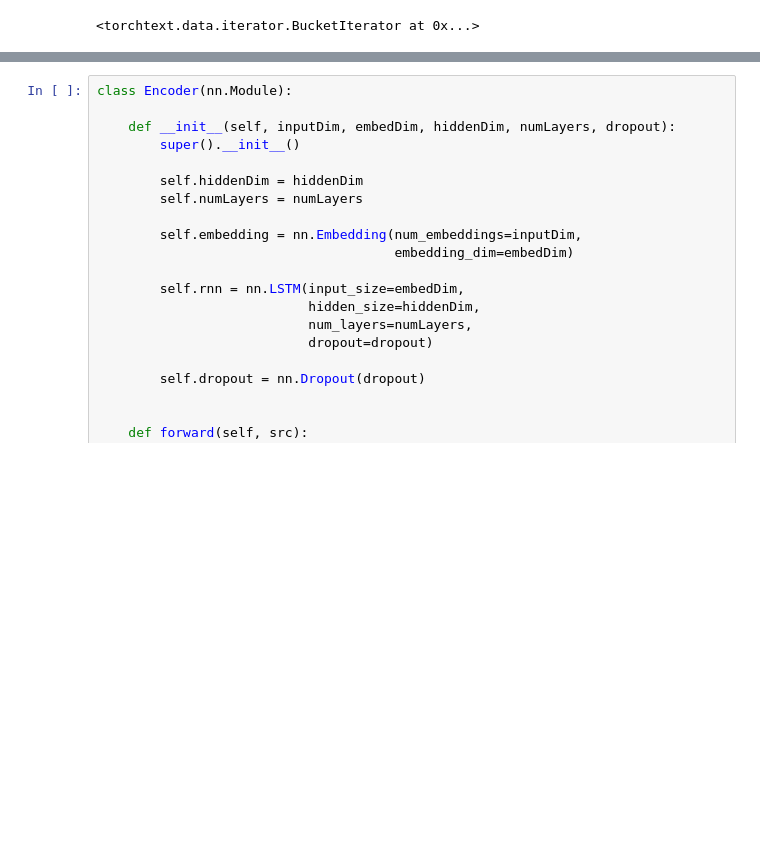
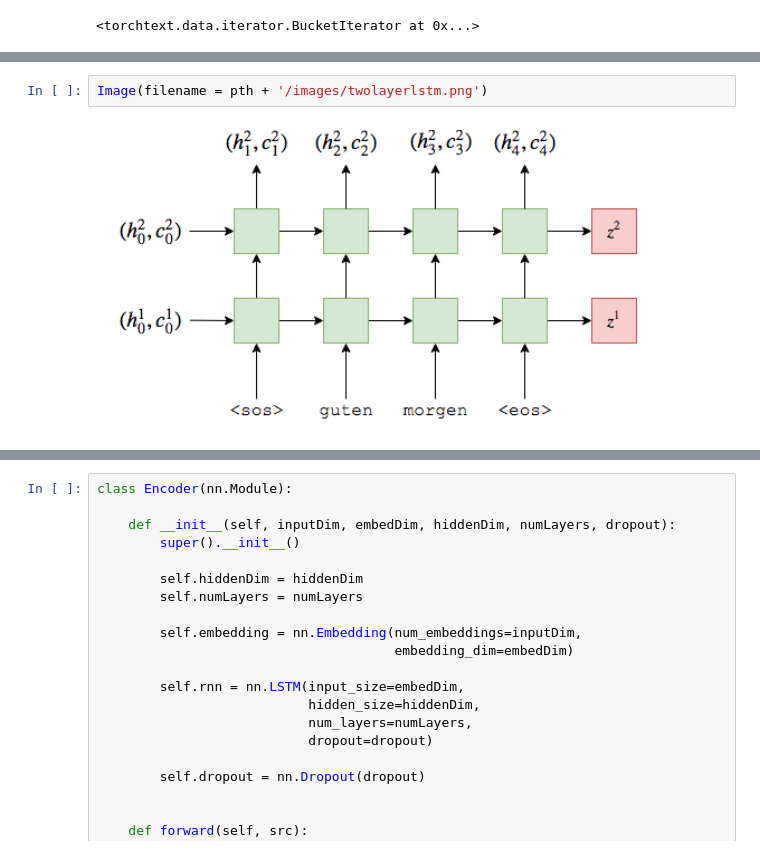
Before and after one commit to statisticallyfit/PythonNeuralNetNLP, a Jupyter notebook: src/NLPstudy/Seq2SeqModel/1_SeqToSeqLearning.ipynb, the cells around one changed output, grey strips where cells are left out. Cells and saved outputs as stored; diff of their text form; blank space fills up the shorter version.

```diff
--- a/src/NLPstudy/Seq2SeqModel/1_SeqToSeqLearning.ipynb
+++ b/src/NLPstudy/Seq2SeqModel/1_SeqToSeqLearning.ipynb
@@ -388,3 +389,7 @@ The RNN returns: `outputs` (the top-layer hidden state for each time-step), `hid
 As we only need the final hidden and cell states (to make our context vector), `forward` only returns `hidden` and `cell`.
 
 The sizes of each of the tensors is left as comments in the code. In this implementation `n_directions` will always be 1, however note that bidirectional RNNs (covered in tutorial 3) will have `n_directions` as 2.
+# %%
+Image(filename = pth + '/images/twolayerlstm.png')
+# %% [output]
+[figure, added]
```
Also changed, not shown: parts of 2 cells of this notebook, 1 other file.
